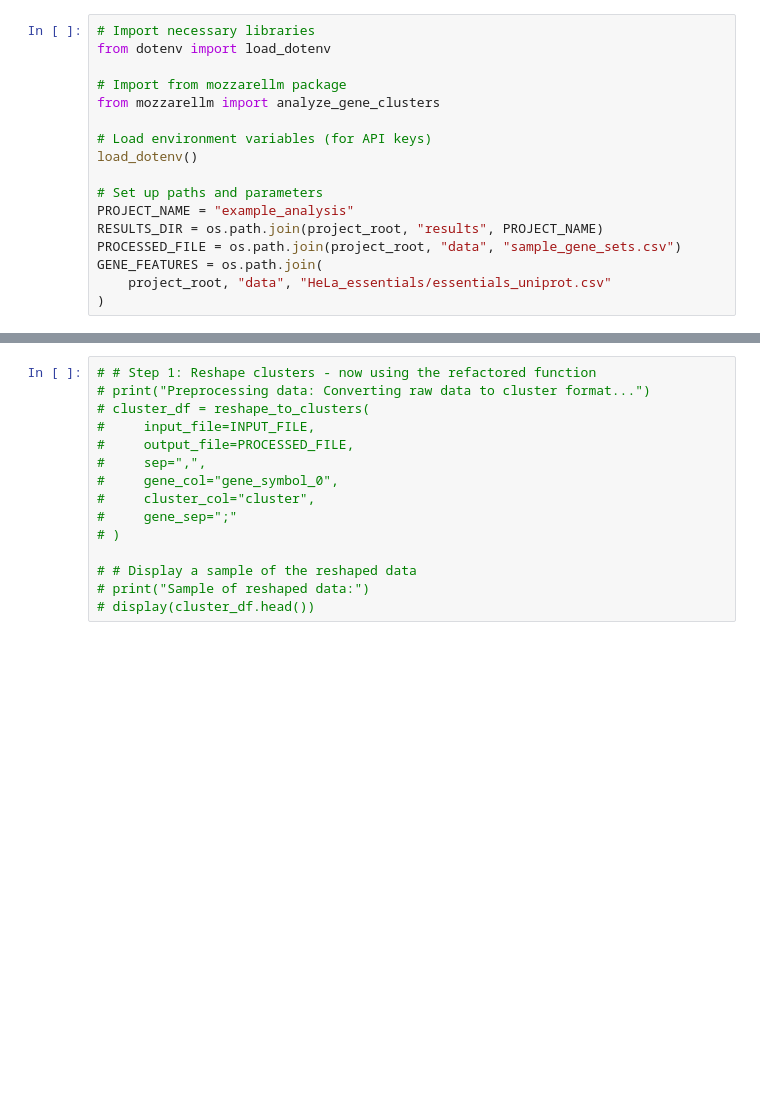
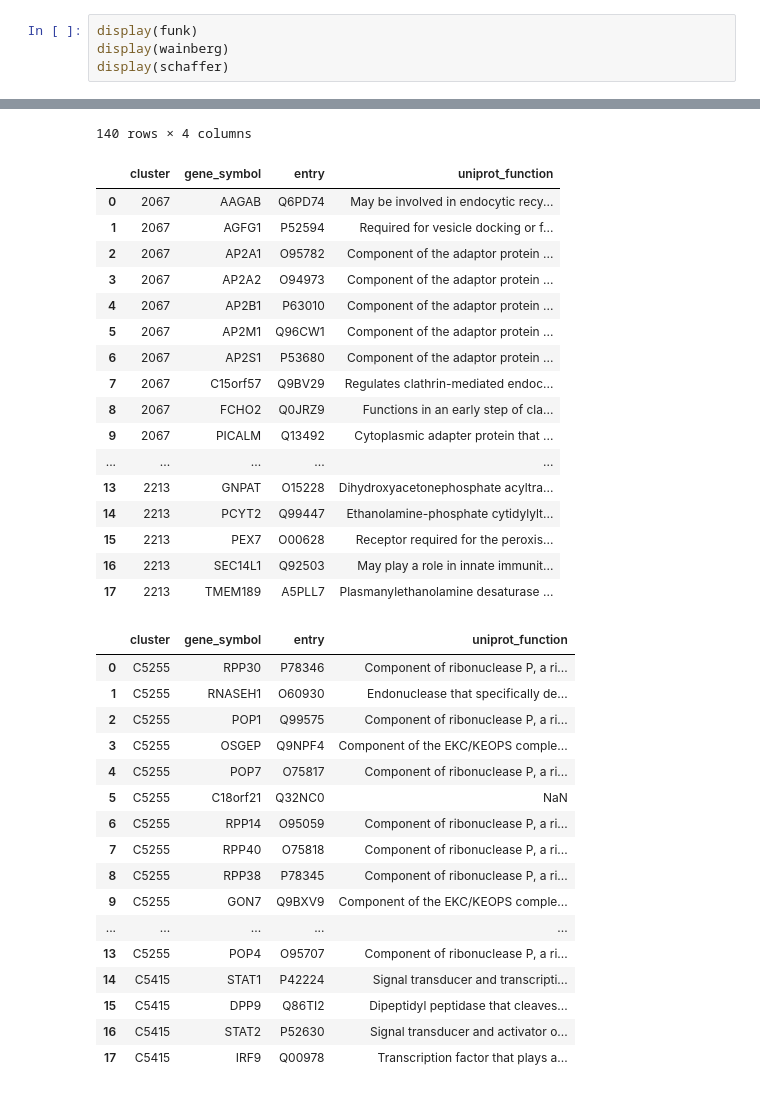
Before and after one commit to cheeseman-lab/mozzarellm, a Jupyter notebook: examples/benchmarks.ipynb, the cells around one changed output, grey strips where cells are left out. Drawn from its saved outputs; the diff is of its cells as text; blank space fills up the shorter version.

```diff
--- a/examples/benchmarks.ipynb
+++ b/examples/benchmarks.ipynb
@@ -38,17 +215,5 @@ ImportError: Missing optional dependency 'openpyxl'.  Use pip or conda to instal
 # %%
-# Import necessary libraries
-from dotenv import load_dotenv
-
-# Import from mozzarellm package
-from mozzarellm import analyze_gene_clusters
-
-# Load environment variables (for API keys)
-load_dotenv()
-
-# Set up paths and parameters
-PROJECT_NAME = "example_analysis"
-RESULTS_DIR = os.path.join(project_root, "results", PROJECT_NAME)
-PROCESSED_FILE = os.path.join(project_root, "data", "sample_gene_sets.csv")
-GENE_FEATURES = os.path.join(
-    project_root, "data", "HeLa_essentials/essentials_uniprot.csv"
-)
+display(funk)
+display(wainberg)
+display(schaffer)
+# %% [output]
@@ -55,15 +232,35 @@ GENE_FEATURES = os.path.join(
+140 rows × 4 columns
+|  | cluster | gene_symbol | entry | uniprot_function |
+| 0 | 2067 | AAGAB | Q6PD74 | May be involved in endocytic recy... |
+| 1 | 2067 | AGFG1 | P52594 | Required for vesicle docking or f... |
+| 2 | 2067 | AP2A1 | O95782 | Component of the adaptor protein ... |
+| 3 | 2067 | AP2A2 | O94973 | Component of the adaptor protein ... |
+| 4 | 2067 | AP2B1 | P63010 | Component of the adaptor protein ... |
+| 5 | 2067 | AP2M1 | Q96CW1 | Component of the adaptor protein ... |
+| 6 | 2067 | AP2S1 | P53680 | Component of the adaptor protein ... |
+| 7 | 2067 | C15orf57 | Q9BV29 | Regulates clathrin-mediated endoc... |
+| 8 | 2067 | FCHO2 | Q0JRZ9 | Functions in an early step of cla... |
+| 9 | 2067 | PICALM | Q13492 | Cytoplasmic adapter protein that ... |
+| ... | ... | ... | ... | ... |
+| 13 | 2213 | GNPAT | O15228 | Dihydroxyacetonephosphate acyltra... |
+| 14 | 2213 | PCYT2 | Q99447 | Ethanolamine-phosphate cytidylylt... |
+| 15 | 2213 | PEX7 | O00628 | Receptor required for the peroxis... |
+| 16 | 2213 | SEC14L1 | Q92503 | May play a role in innate immunit... |
+| 17 | 2213 | TMEM189 | A5PLL7 | Plasmanylethanolamine desaturase ... |
+|  | cluster | gene_symbol | entry | uniprot_function |
+| 0 | C5255 | RPP30 | P78346 | Component of ribonuclease P, a ri... |
+| 1 | C5255 | RNASEH1 | O60930 | Endonuclease that specifically de... |
+| 2 | C5255 | POP1 | Q99575 | Component of ribonuclease P, a ri... |
+| 3 | C5255 | OSGEP | Q9NPF4 | Component of the EKC/KEOPS comple... |
+| 4 | C5255 | POP7 | O75817 | Component of ribonuclease P, a ri... |
+| 5 | C5255 | C18orf21 | Q32NC0 | NaN |
+| 6 | C5255 | RPP14 | O95059 | Component of ribonuclease P, a ri... |
+| 7 | C5255 | RPP40 | O75818 | Component of ribonuclease P, a ri... |
+| 8 | C5255 | RPP38 | P78345 | Component of ribonuclease P, a ri... |
+| 9 | C5255 | GON7 | Q9BXV9 | Component of the EKC/KEOPS comple... |
+| ... | ... | ... | ... | ... |
+| 13 | C5255 | POP4 | O95707 | Component of ribonuclease P, a ri... |
+| 14 | C5415 | STAT1 | P42224 | Signal transducer and transcripti... |
+| 15 | C5415 | DPP9 | Q86TI2 | Dipeptidyl peptidase that cleaves... |
+| 16 | C5415 | STAT2 | P52630 | Signal transducer and activator o... |
+| 17 | C5415 | IRF9 | Q00978 | Transcription factor that plays a... |
-# %%
-# # Step 1: Reshape clusters - now using the refactored function
-# print("Preprocessing data: Converting raw data to cluster format...")
-# cluster_df = reshape_to_clusters(
-#     input_file=INPUT_FILE,
-#     output_file=PROCESSED_FILE,
-#     sep=",",
-#     gene_col="gene_symbol_0",
-#     cluster_col="cluster",
-#     gene_sep=";"
-# )
-
-# # Display a sample of the reshaped data
-# print("Sample of reshaped data:")
-# display(cluster_df.head())
```
Also changed, not shown: parts of 15 cells of this notebook, 6 other files.
